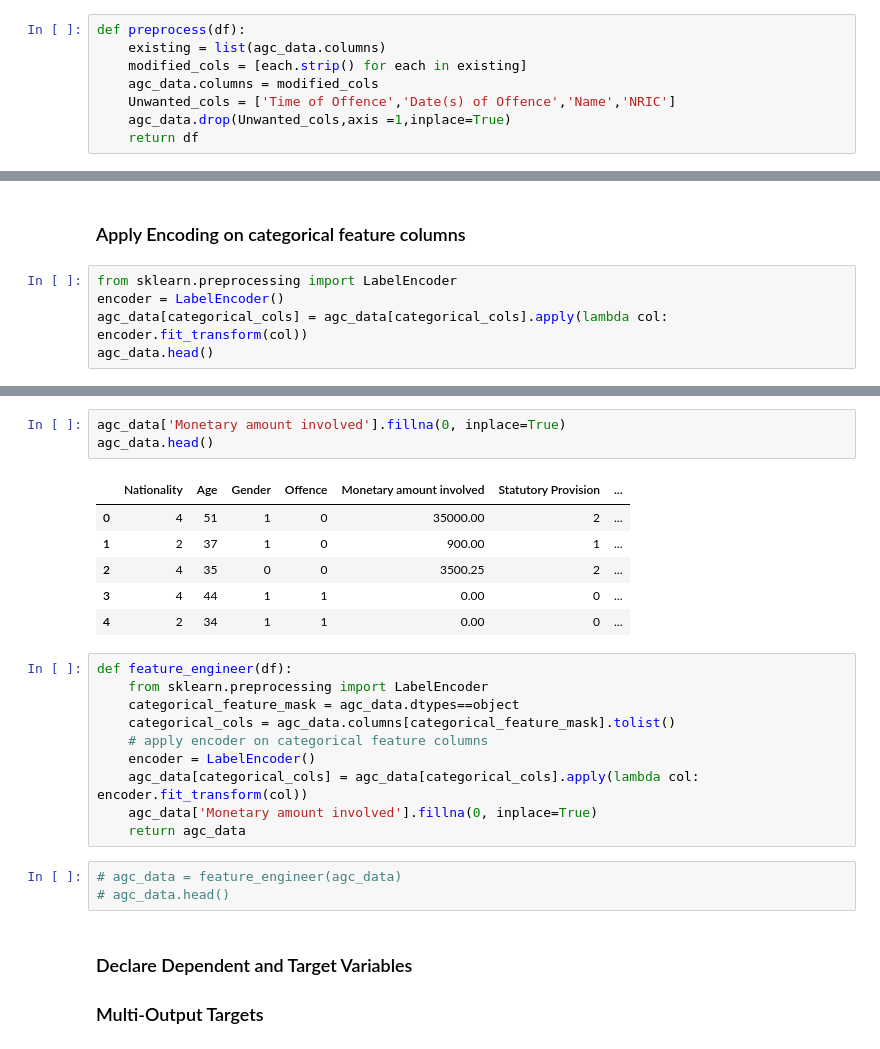
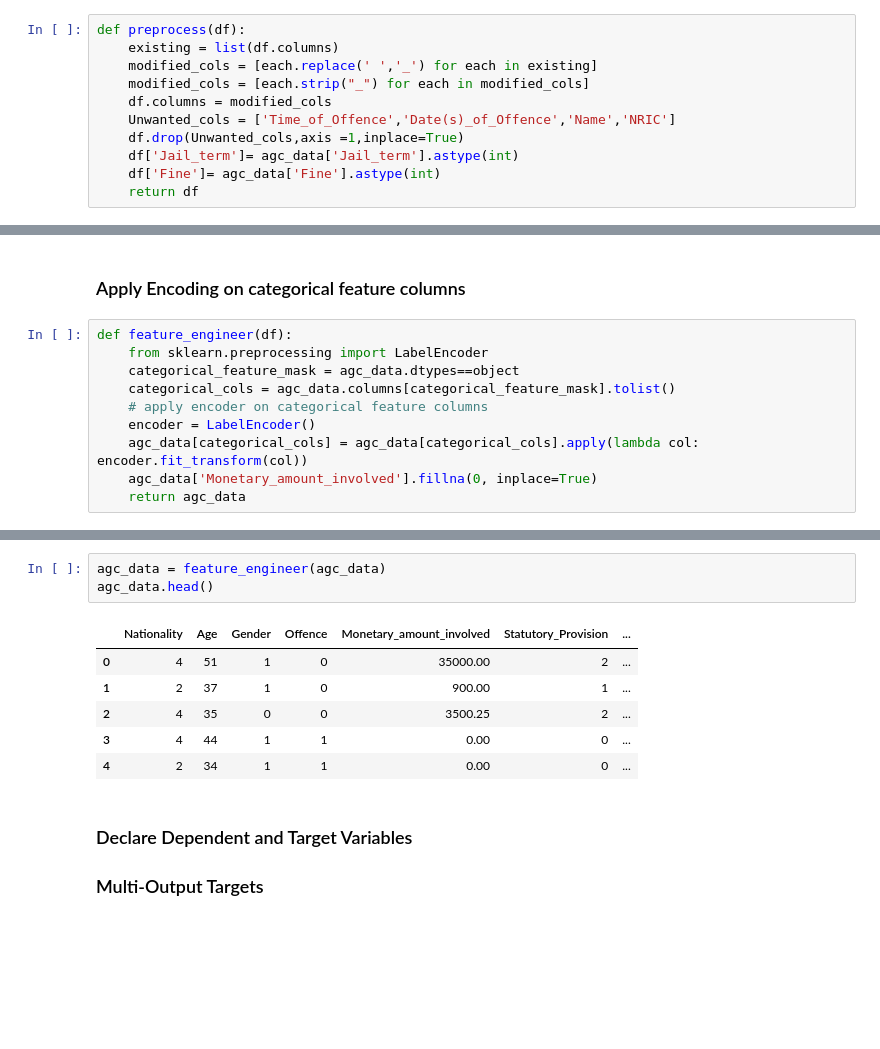
Before and after one commit to knijesh/Sentence-Prediction, a Jupyter notebook: assets/notebook/sentence_prediction_algo_CzKY8ZQI5.ipynb, the cells around one changed output, grey strips where cells are left out. Saved outputs shown, nothing was run; the diff lists cells and outputs as text; blank space fills up the shorter version.

```diff
--- a/assets/notebook/sentence_prediction_algo_CzKY8ZQI5.ipynb
+++ b/assets/notebook/sentence_prediction_algo_CzKY8ZQI5.ipynb
@@ -46,11 +44,14 @@ Jail term                    float64
 dtype: object
 # %%
 def preprocess(df):
-    existing = list(agc_data.columns)
-    modified_cols = [each.strip() for each in existing]
-    agc_data.columns = modified_cols
-    Unwanted_cols = ['Time of Offence','Date(s) of Offence','Name','NRIC']
-    agc_data.drop(Unwanted_cols,axis =1,inplace=True)
+    existing = list(df.columns)
+    modified_cols = [each.replace(' ','_') for each in existing]
+    modified_cols = [each.strip("_") for each in modified_cols]
+    df.columns = modified_cols
+    Unwanted_cols = ['Time_of_Offence','Date(s)_of_Offence','Name','NRIC']
+    df.drop(Unwanted_cols,axis =1,inplace=True)
+    df['Jail_term']= agc_data['Jail_term'].astype(int)
+    df['Fine']= agc_data['Fine'].astype(int)
     return df
 # %%
 agc_data = preprocess(agc_data)
@@ -77,7 +74,12 @@ categorical_cols
 # %% [markdown]
 ### Apply Encoding on categorical feature columns
 # %%
-from sklearn.preprocessing import LabelEncoder
-encoder = LabelEncoder()
-agc_data[categorical_cols] = agc_data[categorical_cols].apply(lambda col: encoder.fit_transform(col))
-agc_data.head()
+def feature_engineer(df):
+    from sklearn.preprocessing import LabelEncoder
+    categorical_feature_mask = agc_data.dtypes==object
+    categorical_cols = agc_data.columns[categorical_feature_mask].tolist()
+    # apply encoder on categorical feature columns
+    encoder = LabelEncoder()
+    agc_data[categorical_cols] = agc_data[categorical_cols].apply(lambda col: encoder.fit_transform(col))
+    agc_data['Monetary_amount_involved'].fillna(0, inplace=True)
+    return agc_data
@@ -91,26 +86,13 @@ agc_data.head()
-# %%
-agc_data['Monetary amount involved'].fillna(0, inplace=True)
-agc_data.head()
-# %% [output]
-|  | Nationality | Age | Gender | Offence | Monetary amount involved | Statutory Provision | ... |
-| 0 | 4 | 51 | 1 | 0 | 35000.00 | 2 | ... |
-| 1 | 2 | 37 | 1 | 0 | 900.00 | 1 | ... |
-| 2 | 4 | 35 | 0 | 0 | 3500.25 | 2 | ... |
-| 3 | 4 | 44 | 1 | 1 | 0.00 | 0 | ... |
-| 4 | 2 | 34 | 1 | 1 | 0.00 | 0 | ... |
-# %%
-def feature_engineer(df):
-    from sklearn.preprocessing import LabelEncoder
-    categorical_feature_mask = agc_data.dtypes==object
-    categorical_cols = agc_data.columns[categorical_feature_mask].tolist()
-    # apply encoder on categorical feature columns
-    encoder = LabelEncoder()
-    agc_data[categorical_cols] = agc_data[categorical_cols].apply(lambda col: encoder.fit_transform(col))
-    agc_data['Monetary amount involved'].fillna(0, inplace=True)
-    return agc_data
 # %%
-# agc_data = feature_engineer(agc_data)
-# agc_data.head()
+agc_data = feature_engineer(agc_data)
+agc_data.head()
+# %% [output]
+|  | Nationality | Age | Gender | Offence | Monetary_amount_involved | Statutory_Provision | ... |
+| 0 | 4 | 51 | 1 | 0 | 35000.00 | 2 | ... |
+| 1 | 2 | 37 | 1 | 0 | 900.00 | 1 | ... |
+| 2 | 4 | 35 | 0 | 0 | 3500.25 | 2 | ... |
+| 3 | 4 | 44 | 1 | 1 | 0.00 | 0 | ... |
+| 4 | 2 | 34 | 1 | 1 | 0.00 | 0 | ... |
 # %% [markdown]
 ### Declare Dependent and Target Variables
 ### Multi-Output Targets
```
Also changed, not shown: parts of 33 cells of this notebook, 6 other files.
